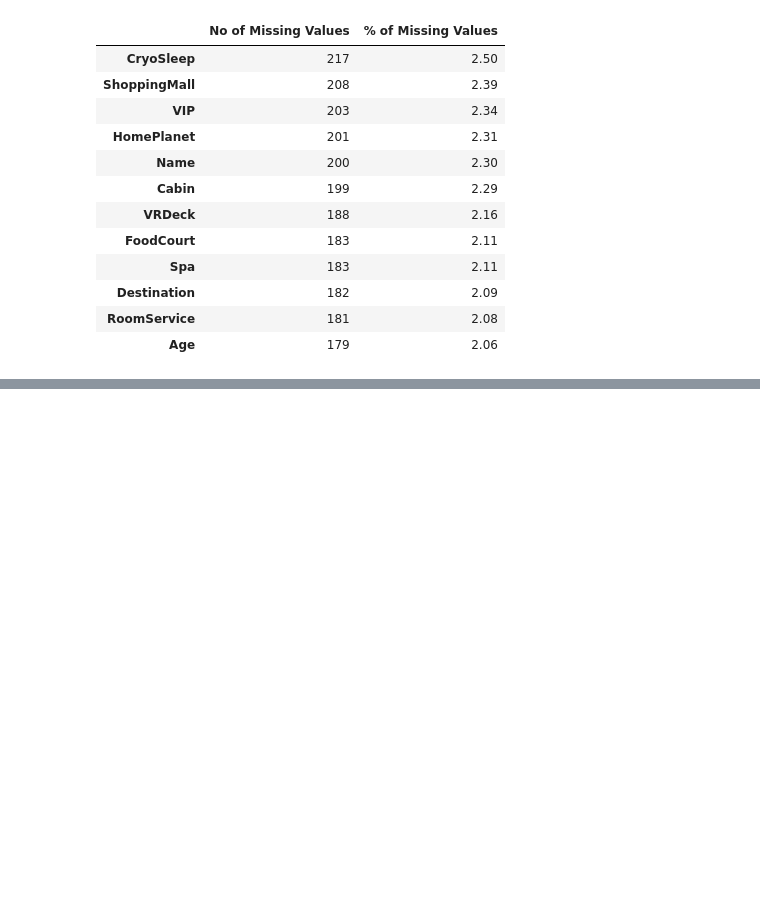
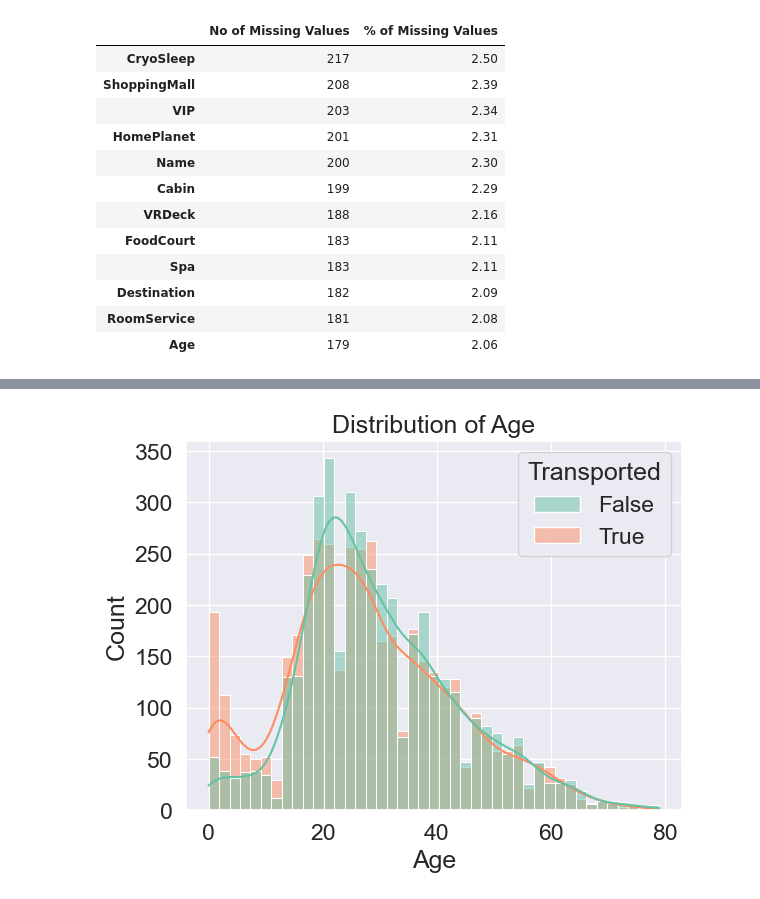
Before and after one commit to manishbhatia7/kaggle, a Jupyter notebook: input/spaceship-titanic/notebook.ipynb, the cells around one changed output, grey strips where cells are left out. Cells and saved outputs as stored; diff of their text form; code cells hidden in the pictures; blank space fills up the shorter version.

```diff
--- a/input/spaceship-titanic/notebook.ipynb
+++ b/input/spaceship-titanic/notebook.ipynb
@@ -113,0 +168,7 @@ df1
+# %%
+#Distribution of Age feature
+sns.histplot(x=train_df['Age'],data=train_df,kde=True,hue="Transported",palette="Set2")
+plt.title("Distribution of Age")
+plt.show()
+# %% [output]
+[figure, added]
```
Also changed, not shown: parts of 6 cells of this notebook.
